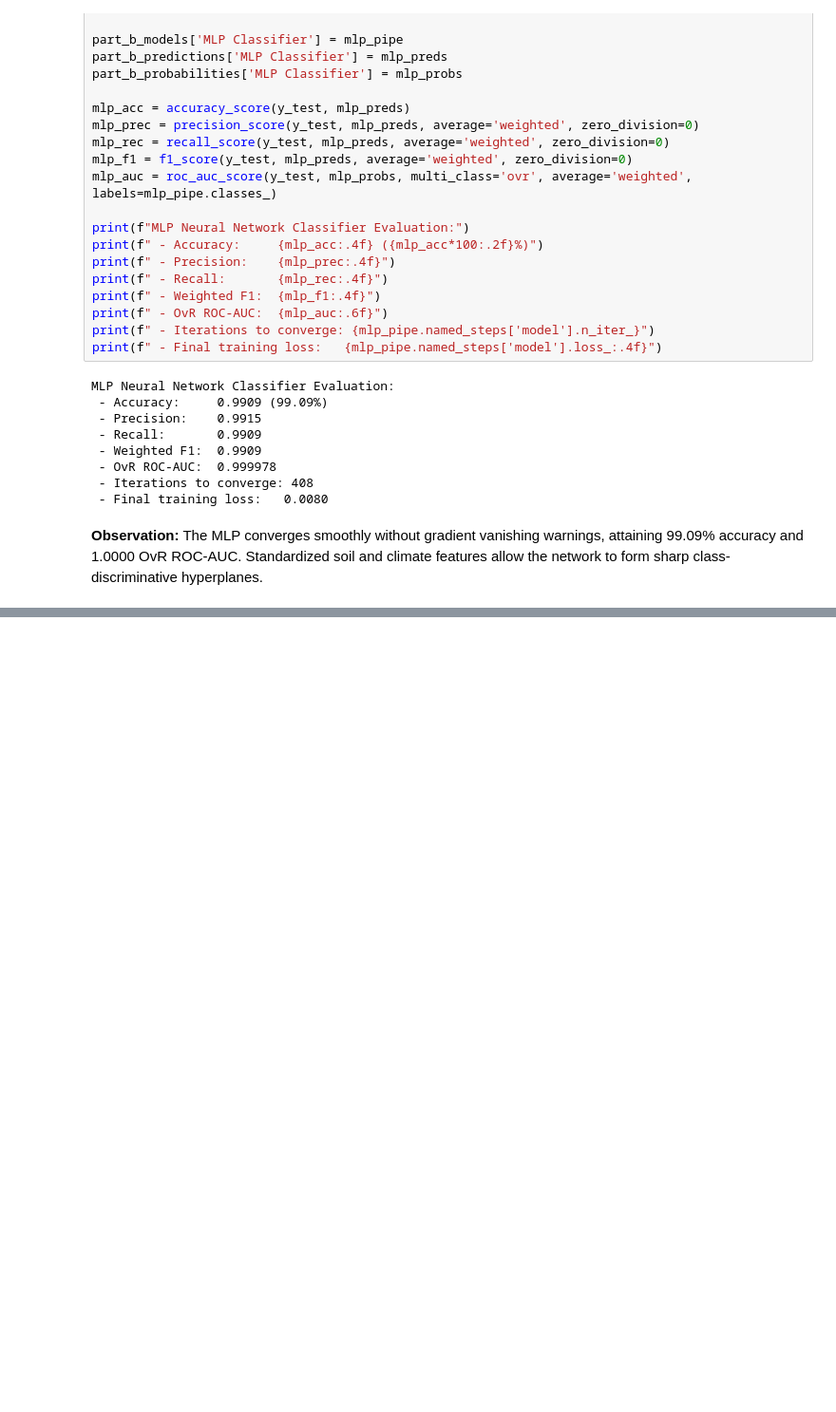
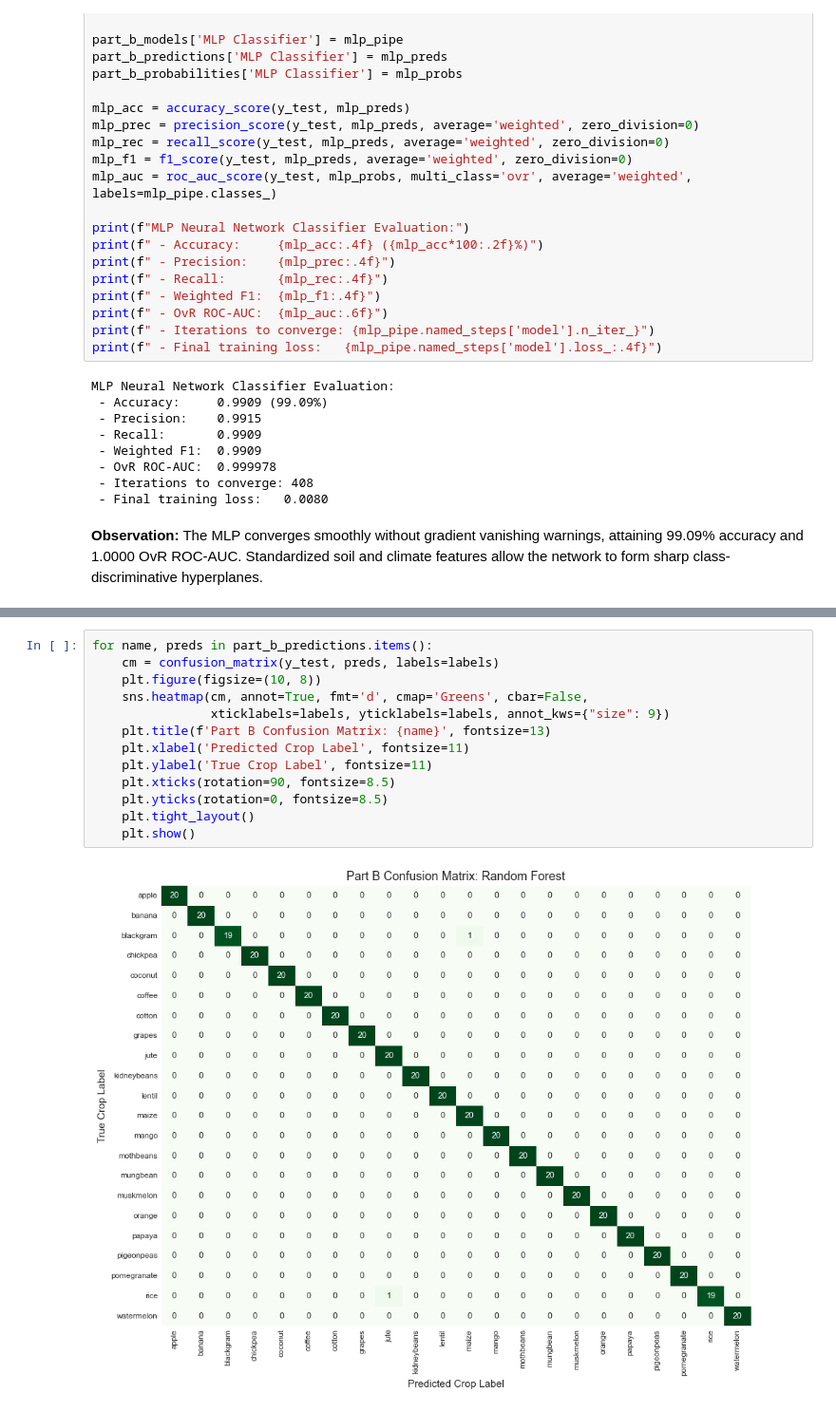
Before and after one commit to Subash-G-S/agri-predict, a Jupyter notebook: notebooks/classification.ipynb, the cells around one changed output, grey strips where cells are left out. Shown at 95% size. Cells and saved outputs as stored; diff of their text form; blank space fills up the shorter version.

```diff
--- a/notebooks/classification.ipynb
+++ b/notebooks/classification.ipynb
@@ -713,0 +720,15 @@ MLP Neural Network Classifier Evaluation:
+# %%
+for name, preds in part_b_predictions.items():
+    cm = confusion_matrix(y_test, preds, labels=labels)
+    plt.figure(figsize=(10, 8))
+    sns.heatmap(cm, annot=True, fmt='d', cmap='Greens', cbar=False,
+                xticklabels=labels, yticklabels=labels, annot_kws={"size": 9})
+    plt.title(f'Part B Confusion Matrix: {name}', fontsize=13)
+    plt.xlabel('Predicted Crop Label', fontsize=11)
+    plt.ylabel('True Crop Label', fontsize=11)
+    plt.xticks(rotation=90, fontsize=8.5)
+    plt.yticks(rotation=0, fontsize=8.5)
+    plt.tight_layout()
+    plt.show()
+# %% [output]
+[figure, added]
```
Also changed, not shown: parts of 6 cells of this notebook.
